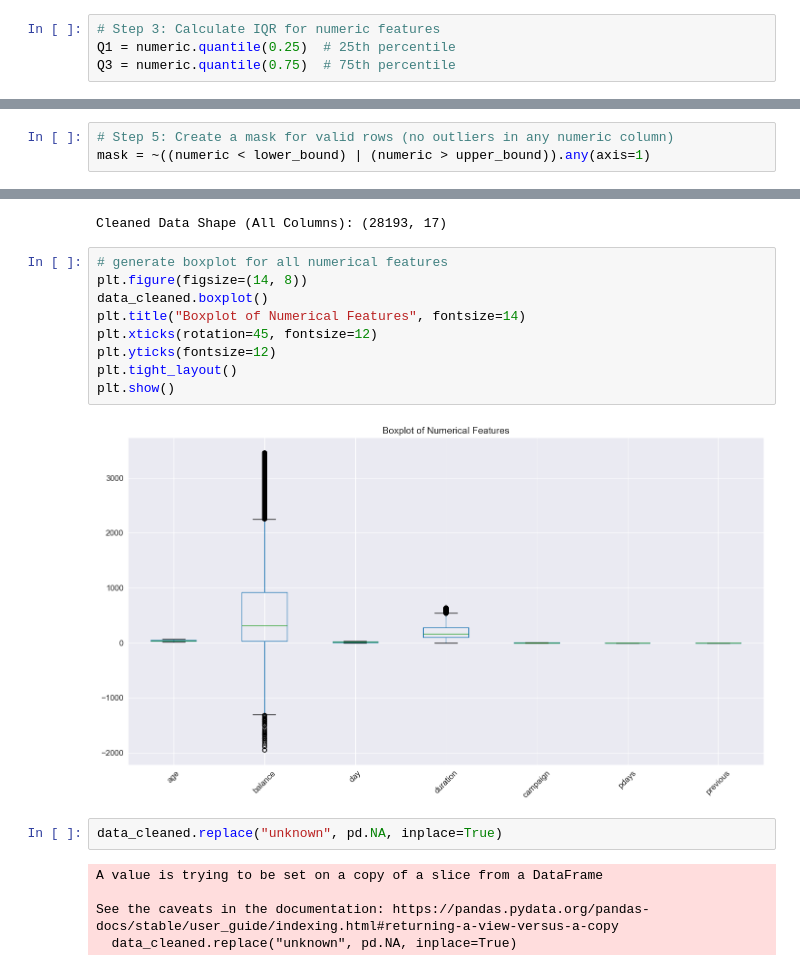
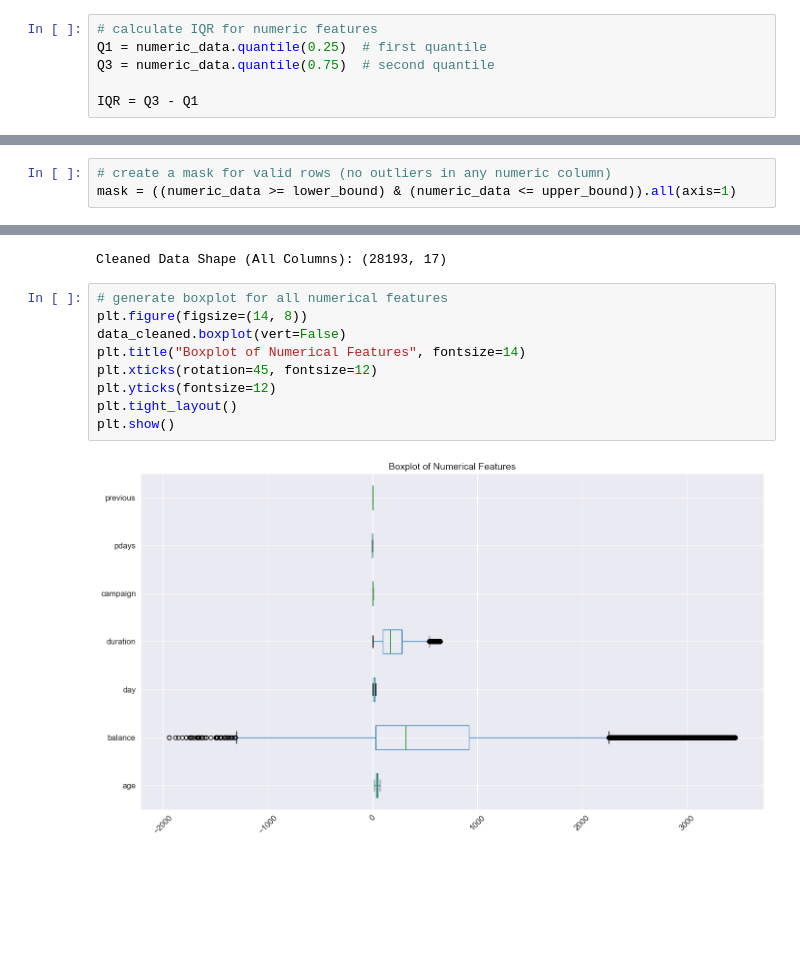
Before and after one commit to HirudikaAnupama/Predicting-Term-Deposit-Subscriptions, a Jupyter notebook: models/Predicting Term Deposit Subscriptions.ipynb, the cells around one changed output, grey strips where cells are left out. Saved outputs shown, nothing was run; the diff lists cells and outputs as text; blank space fills up the shorter version.

Commit message:
outliers handling

```diff
--- a/models/Predicting Term Deposit Subscriptions.ipynb
+++ b/models/Predicting Term Deposit Subscriptions.ipynb
@@ -326,6 +360,8 @@ numeric.shape
 # %% [output]
 (45211, 7)
 # %%
-# Step 3: Calculate IQR for numeric features
-Q1 = numeric.quantile(0.25)  # 25th percentile
-Q3 = numeric.quantile(0.75)  # 75th percentile
+# calculate IQR for numeric features
+Q1 = numeric_data.quantile(0.25)  # first quantile
+Q3 = numeric_data.quantile(0.75)  # second quantile
+
+IQR = Q3 - Q1
@@ -338,6 +398,6 @@ upper_bound = Q3 + 1.5 * IQR
 # %%
-# Step 5: Create a mask for valid rows (no outliers in any numeric column)
-mask = ~((numeric < lower_bound) | (numeric > upper_bound)).any(axis=1)
+# create a mask for valid rows (no outliers in any numeric column)
+mask = ((numeric_data >= lower_bound) & (numeric_data <= upper_bound)).all(axis=1)
 # %%
 # Apply the mask to the original DataFrame
 data_cleaned = data[mask]
@@ -348,18 +408,11 @@ Cleaned Data Shape (All Columns): (28193, 17)
 # %%
 # generate boxplot for all numerical features
 plt.figure(figsize=(14, 8))
-data_cleaned.boxplot()
+data_cleaned.boxplot(vert=False)
 plt.title("Boxplot of Numerical Features", fontsize=14)
 plt.xticks(rotation=45, fontsize=12)
 plt.yticks(fontsize=12)
 plt.tight_layout()
 plt.show()
 # %% [output]
-[figure, old version]
+[figure, new version]
-# %%
-data_cleaned.replace("unknown", pd.NA, inplace=True)
-# %% [output]
-A value is trying to be set on a copy of a slice from a DataFrame
-
-See the caveats in the documentation: https://pandas.pydata.org/pandas-docs/stable/user_guide/indexing.html#returning-a-view-versus-a-copy
-  data_cleaned.replace("unknown", pd.NA, inplace=True)
```
Also changed, not shown: parts of 30 cells of this notebook, 1 other file.
